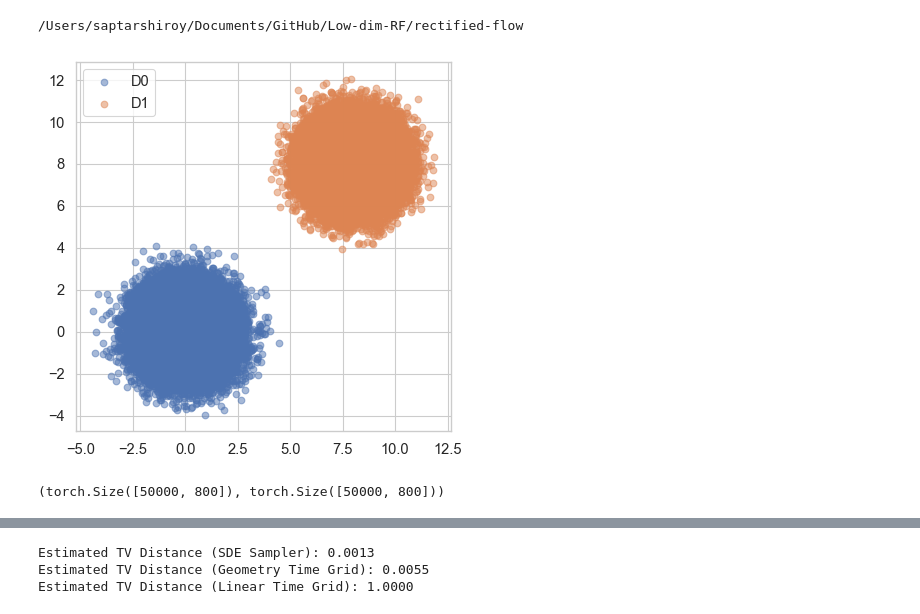
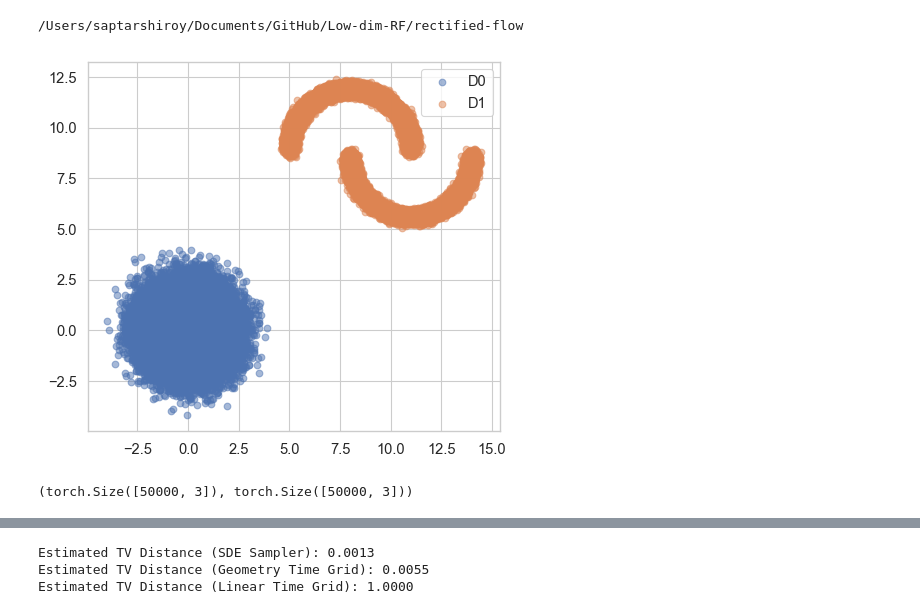
Before and after one commit to roysaptaumich/Low-dim-RF, a Jupyter notebook: low_rank_Gaussian_experiments.ipynb, the cells around one changed output, grey strips where cells are left out. Saved outputs shown, nothing was run; the diff lists cells and outputs as text; code cells hidden in the pictures.

```diff
--- a/low_rank_Gaussian_experiments.ipynb
+++ b/low_rank_Gaussian_experiments.ipynb
@@ -50,40 +50,40 @@ lin_timegrid_generator = lambda NUM_STEPS: torch.linspace(0,1 , NUM_STEPS+1).to(
 # %%
 from sklearn.datasets import make_moons
 from data_generator import generate_data
 #####################################
 n_samples = 50000
-INPUT_DIM = 800
-RANK = 8
+INPUT_DIM = 3
+RANK = 2
 CENTER = torch.ones(INPUT_DIM) * 8.0
-TYPE = 'low_rank_Gaussian'  # 'low_rank_Gaussian' or 'two_moons'
+TYPE = 'two_moons'  # 'low_rank_Gaussian' or 'two_moons'
 
-NUM_STEPS = 100 # Number of time steps for sampling
+NUM_STEPS = 200 # Number of time steps for sampling
 NUM_SAMPLES = 2000 # Number of samples to Generate
 #####################################
 
 pi_0 = dist.MultivariateNormal(torch.zeros(INPUT_DIM, device=device), torch.eye(INPUT_DIM, device=device))
 D0 = pi_0.sample([n_samples])
 D1 = generate_data(TYPE, n_samples, INPUT_DIM, RANK, CENTER, device=device)
 
 
 
 
 plt.scatter(D0[:, 0].cpu().numpy(), D0[:, 1].cpu().numpy(), alpha=0.5, label='D0')
 plt.scatter(D1[:, 0].cpu().numpy(), D1[:, 1].cpu().numpy(), alpha=0.5, label='D1')
 plt.legend()
 #plt.xlim(-5, 18)
 #plt.ylim(-8, 8)
 plt.gca().set_aspect('equal', adjustable='box')
 plt.show()
 
 
 # Generating two moon dataset for training
 # %% [output]
-[figure, old version]
+[figure, new version]
 # %%
 D0.shape, D1.shape
 # %% [output]
-(torch.Size([50000, 800]), torch.Size([50000, 800]))
+(torch.Size([50000, 3]), torch.Size([50000, 3]))
 # %%
 from RFmodules import rf_trainer
 from rectified_flow.models.toy_mlp import MLPVelocity
```
Also changed, not shown: parts of 15 cells of this notebook, 1 other file.
